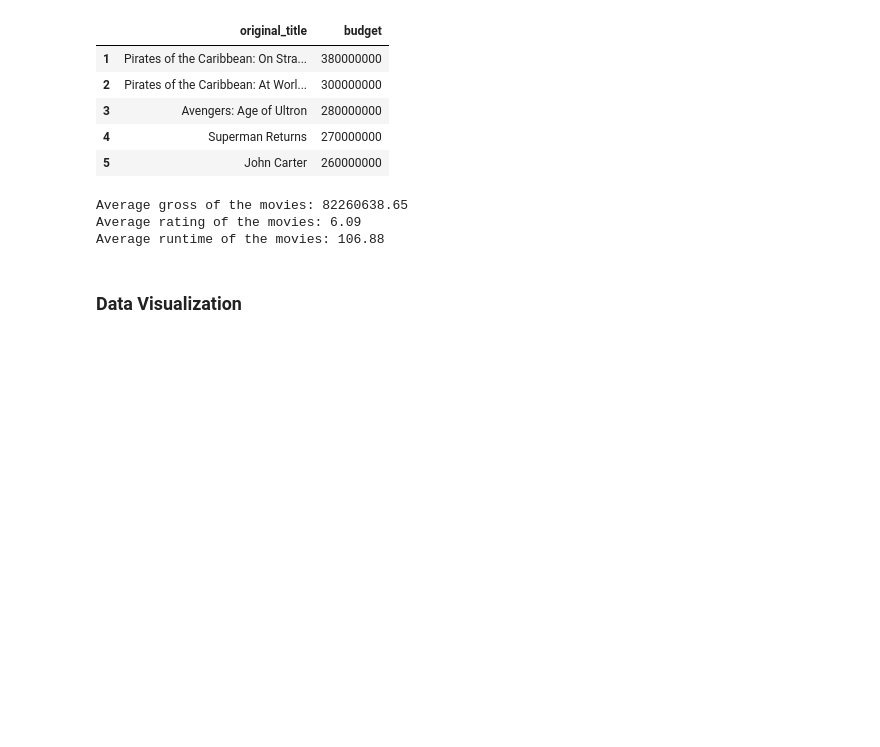
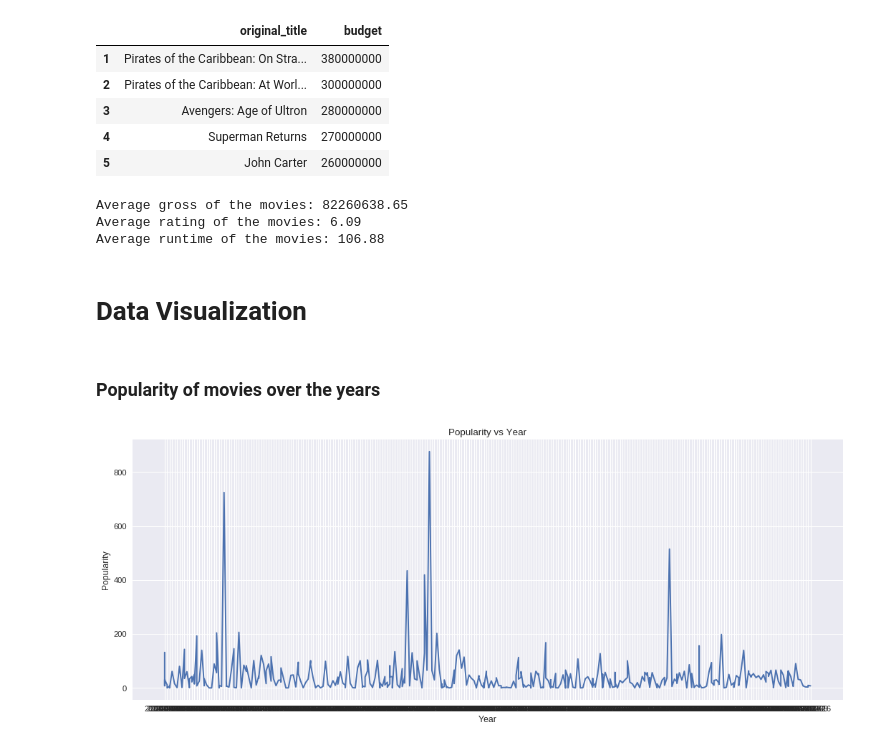
Before and after one commit to arghac14/tmdb-DataAnalysis, a Jupyter notebook: tmdbDataAnalysis.ipynb, the cells around one changed output. Saved outputs shown, nothing was run; the diff lists cells and outputs as text; code cells hidden in the pictures; blank space fills up the shorter version.

```diff
--- a/tmdbDataAnalysis.ipynb
+++ b/tmdbDataAnalysis.ipynb
@@ -9,6 +11,6 @@ Saving tmdb.csv to tmdb.csv
 # %%
 import io
-df = pd.read_csv(io.StringIO(uploaded['tmdb.csv'].decode('utf-8')))
+df = pd.read_csv(io.StringIO(uploaded['tmdb_5000_movies.csv'].decode('utf-8')))
 df.head(3)
 # %% [output]
 |  | budget | genres | homepage | id | keywords | original_language | original_title | overview | ... |
@@ -71,4 +73,4 @@ Average gross of the movies: 82260638.65
 Average rating of the movies: 6.09
 Average runtime of the movies: 106.88
 # %% [markdown]
-### Data Visualization
+# Data Visualization
@@ -74,0 +80,19 @@ Average runtime of the movies: 106.88
+# %% [markdown]
+### Popularity of movies over the years
+# %%
+from matplotlib.pyplot import figure
+figure(num=None, figsize=(16, 6), dpi=80, facecolor='w', edgecolor='k')
+
+df1=df.sort_values('release_date')
+x=df1['release_date']
+y=df1['popularity']
+x=x.fillna(method='ffill')[4400:4800]
+y=y.dropna()[4400:4800]
+
+plt.plot(x,y)
+plt.title('Popularity vs Year')
+plt.xlabel('Year')
+plt.ylabel('Popularity')
+plt.show()
+# %% [output]
+[figure, added]
```
Also changed, not shown: parts of 5 cells of this notebook.
